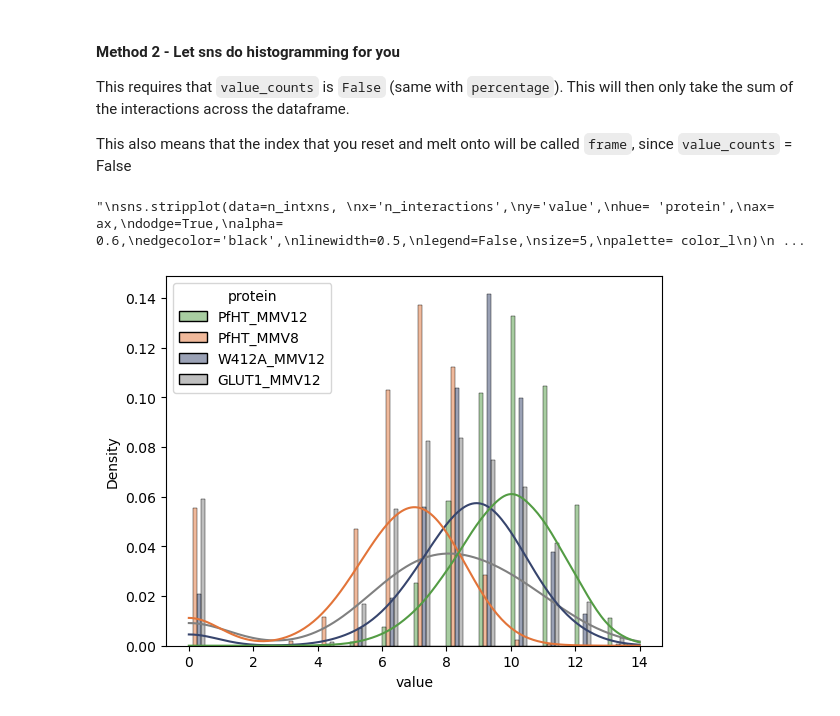
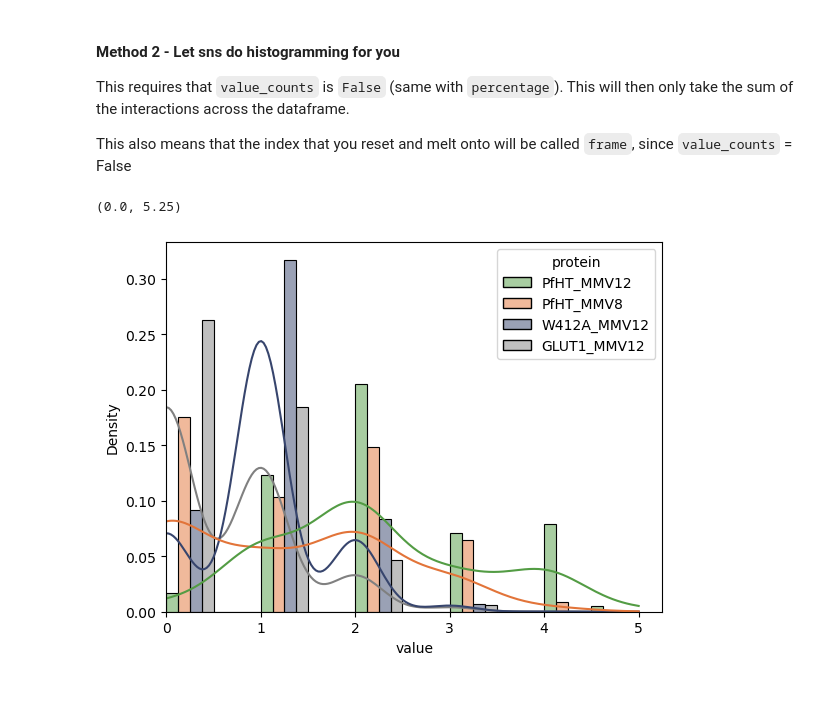
Before and after one commit to semccomas/PfHT_MMV, a Jupyter notebook: prolif_fingerprinting/compare_n_interactions_per_frame.ipynb, the cells around one changed output. Saved outputs shown, nothing was run; the diff lists cells and outputs as text; code cells hidden in the pictures.

```diff
--- a/prolif_fingerprinting/compare_n_interactions_per_frame.ipynb
+++ b/prolif_fingerprinting/compare_n_interactions_per_frame.ipynb
@@ -15,7 +15,9 @@ import seaborn as sns
 from typing import Optional
 import src.simulation_metadata as sims
 # %%
-sim_list = [sims.PfHT_MMV12, sims.PfHT_MMV8, sims.W412A_MMV12, sims.GLUT1_MMV12]
+#sim_list = [sims.PfHT_MMV12, sims.PfHT_MMV8]#, sims.W412A_MMV12, sims.GLUT1_MMV12]
+sim_list = [sims.PfHT_MMV_crystal, sims.PfHT_MMV8_crystal]#, sims.W412A_MMV_crystal, sims.GLUT3_MMV_crystal]
+
 
 color_l = [sim.color for sim in sim_list]
 
@@ -166,5 +200,5 @@ This also means that the index that you reset and melt onto will be called `fram
 # %%
-n_intxns_wide = analysis_functions.pct_n_intxn_per_frame_wide(
+sum_intxns_wide = analysis_functions.pct_n_intxn_per_frame_wide(
     sims=sim_list,
     intxn_name=intxn_name,
     all_fp_dfs=all_fp_dfs,
@@ -173,8 +207,8 @@ n_intxns_wide = analysis_functions.pct_n_intxn_per_frame_wide(
 )
 
 
-n_intxns_wide = analysis_functions.process_wide_df(
-    df=n_intxns_wide,
+sum_intxns = analysis_functions.process_wide_df(
+    df=sum_intxns_wide,
     index_col_name="n_interactions",
     condition_to_remove=None,
     index_name="frame",
@@ -185,35 +219,37 @@ n_intxns_wide = analysis_functions.process_wide_df(
 # %%
 f, ax = plt.subplots(1, 1)
 sns.histplot(
-    data=n_intxns_wide,
+    data=sum_intxns,
     x="value",
     hue="protein",
     palette=color_l,
     stat="density",
     kde_kws={"bw_adjust": 2},
     element="bars",
     binwidth=0.5,
     multiple="dodge",
     ax=ax,
     kde=True,
 )
 """
-sns.stripplot(data=n_intxns,
+sns.stripplot(data=sum_intxns,
 x='n_interactions',
 y='value',
 hue= 'protein',
 ax= ax,
 dodge=True,
 alpha= 0.6,
 edgecolor='black',
 linewidth=0.5,
 legend=False,
 size=5,
 palette= color_l
 )
 """
 
 ## TODO - still not sure how to include replicas in this graph. Need to tinker
+
+ax.set_xlim(0)
 # %% [output]
-"\nsns.stripplot(data=n_intxns, \nx='n_interactions',\ny='value',\nhue= 'protein',\nax= ax,\ndodge=True,\nalpha= 0.6,\nedgecolor='black',\nlinewidth=0.5,\nlegend=False,\nsize=5,\npalette= color_l\n)\n ...
+(0.0, 5.25)
-[figure, old version]
+[figure, new version]
```
Also changed, not shown: parts of 8 cells of this notebook, 5 other files.
